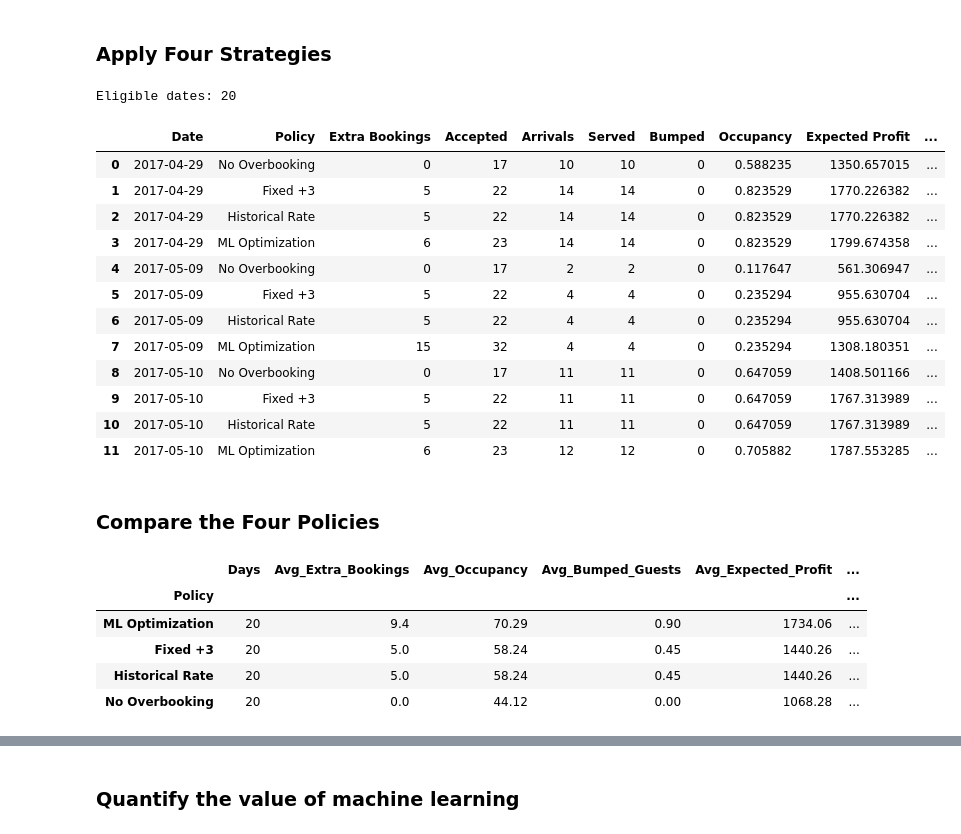
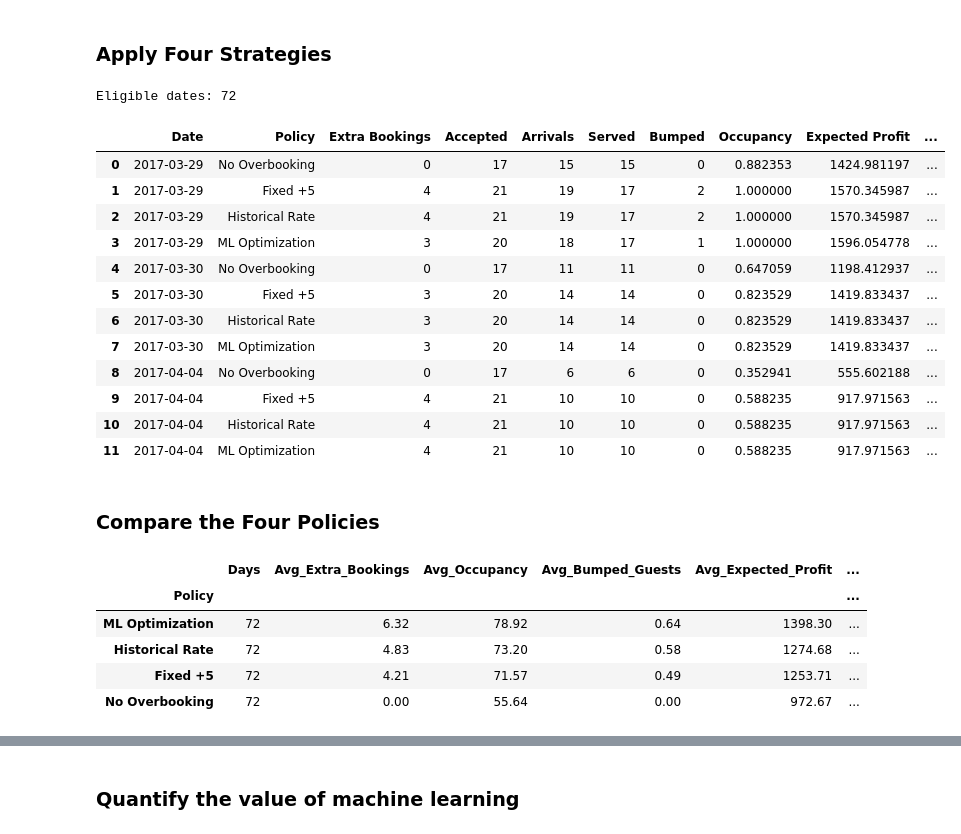
Before and after one commit to samanteymoorian/Hotel-Cancellation-Prediction-and-Overbooking-Optimization, a Jupyter notebook: Hotel Cancellation Prediction and Overbooking Optimization.ipynb, the cells around one changed output, grey strips where cells are left out. Saved outputs shown, nothing was run; the diff lists cells and outputs as text; code cells hidden in the pictures.

```diff
--- a/Hotel Cancellation Prediction and Overbooking Optimization.ipynb
+++ b/Hotel Cancellation Prediction and Overbooking Optimization.ipynb
@@ -508,8 +508,8 @@ Average ADR: 106.00655477432524
 ROOMS = 17 # Hotel capacity
 MAX_EXTRA = 15#5 # Maximum number of additional reservations
 FIXED_EXTRA = 5#3 # Fixed overbooking strategy
-ROOM_PRICE = 125 # Revenue per occupied room
-BUMP_COST = 350 # Penalty for each guest exceeding hotel capacity
+ROOM_PRICE = 105 # Revenue per occupied room
+BUMP_COST = 210 # Penalty for each guest exceeding hotel capacity
 # %%
 # Select test reservations
 optimization_data = df.loc[test_mask, ["arrival_date", "lead_time", "is_canceled"]].copy()
@@ -559,11 +559,9 @@ def expected_profit(cancel_probs, extra):
 # %% [markdown]
 ### Find the Optimal Number of Extra Bookings
 # %%
-def optimize_extra(cancel_probs):
-    # Calculate expected profit for every possible decision
-    profits = [expected_profit(cancel_probs, extra) for extra in range(MAX_EXTRA + 1)]
-    best_extra = int(np.argmax(profits))
-    return best_extra
+def optimize_extra(cancel_probs, max_extra_today):
+    profits = [expected_profit(cancel_probs, extra)for extra in range(max_extra_today + 1)]
+    return int(np.argmax(profits))
 # %% [markdown]
 ### Apply Four Strategies
 # %%
@@ -572,62 +570,62 @@ results = []
 # Process one arrival date at a time
 for date, group in optimization_data.groupby("arrival_date"):
 
-    # Put earlier bookings first
-    group = group.sort_values("lead_time", ascending=False)
-
-    # Keep dates with at least 15 reservation candidates
-    if len(group) < ROOMS + MAX_EXTRA:
+    # Skip days with fewer candidates than room capacity
+    if len(group) < ROOMS:
         continue
 
-    # Individual ML cancellation probabilities
+    # Maximum feasible extra bookings for this date
+    max_extra_today = min(MAX_EXTRA, len(group) - ROOMS)
+
+    # Predicted cancellation probabilities
     p_ml = group["p_cancel"].to_numpy()
 
-    # Historical cancellation probability for every customer
+    # Historical cancellation probabilities
     p_historical = np.full(len(group), historical_rate)
 
-    # Define the four overbooking policies
+    # Four overbooking strategies
     policies = {
         "No Overbooking": 0,
-        "Fixed +3": FIXED_EXTRA,
-        "Historical Rate": optimize_extra(p_historical),
-        "ML Optimization": optimize_extra(p_ml)
+        f"Fixed +{FIXED_EXTRA}": min(FIXED_EXTRA, max_extra_today),
+        "Historical Rate": optimize_extra(p_historical, max_extra_today),
+        "ML Optimization": optimize_extra(p_ml, max_extra_today)
     }
 
     # Evaluate every policy
     for policy_name, extra in policies.items():
         accepted = group.iloc[:ROOMS + extra]
         actual_arrivals = int((accepted["is_canceled"] == 0).sum())
         served = min(actual_arrivals, ROOMS)
         bumped = max(actual_arrivals - ROOMS, 0)
         realized_profit = (ROOM_PRICE * served- BUMP_COST * bumped)
 
         predicted_profit = expected_profit(p_ml, extra)
 
         # Save results
         results.append({"Date": date, "Policy": policy_name, "Extra Bookings": extra, "Accepted": len(accepted),
             "Arrivals": actual_arrivals, "Served": served, "Bumped": bumped, "Occupancy": served / ROOMS,
             "Expected Profit": predicted_profit, "Realized Profit": realized_profit})
 
 optimization_results = pd.DataFrame(results)
 
 print("Eligible dates:", optimization_results["Date"].nunique())
 
 display(optimization_results.head(12))
 # %% [output]
-Eligible dates: 20
+Eligible dates: 72
 |  | Date | Policy | Extra Bookings | Accepted | Arrivals | Served | Bumped | Occupancy | Expected Profit | ... |
-| 0 | 2017-04-29 | No Overbooking | 0 | 17 | 10 | 10 | 0 | 0.588235 | 1350.657015 | ... |
-| 1 | 2017-04-29 | Fixed +3 | 5 | 22 | 14 | 14 | 0 | 0.823529 | 1770.226382 | ... |
-| 2 | 2017-04-29 | Historical Rate | 5 | 22 | 14 | 14 | 0 | 0.823529 | 1770.226382 | ... |
-| 3 | 2017-04-29 | ML Optimization | 6 | 23 | 14 | 14 | 0 | 0.823529 | 1799.674358 | ... |
-| 4 | 2017-05-09 | No Overbooking | 0 | 17 | 2 | 2 | 0 | 0.117647 | 561.306947 | ... |
-| 5 | 2017-05-09 | Fixed +3 | 5 | 22 | 4 | 4 | 0 | 0.235294 | 955.630704 | ... |
-| 6 | 2017-05-09 | Historical Rate | 5 | 22 | 4 | 4 | 0 | 0.235294 | 955.630704 | ... |
-| 7 | 2017-05-09 | ML Optimization | 15 | 32 | 4 | 4 | 0 | 0.235294 | 1308.180351 | ... |
-| 8 | 2017-05-10 | No Overbooking | 0 | 17 | 11 | 11 | 0 | 0.647059 | 1408.501166 | ... |
-| 9 | 2017-05-10 | Fixed +3 | 5 | 22 | 11 | 11 | 0 | 0.647059 | 1767.313989 | ... |
-| 10 | 2017-05-10 | Historical Rate | 5 | 22 | 11 | 11 | 0 | 0.647059 | 1767.313989 | ... |
-| 11 | 2017-05-10 | ML Optimization | 6 | 23 | 12 | 12 | 0 | 0.705882 | 1787.553285 | ... |
+| 0 | 2017-03-29 | No Overbooking | 0 | 17 | 15 | 15 | 0 | 0.882353 | 1424.981197 | ... |
+| 1 | 2017-03-29 | Fixed +5 | 4 | 21 | 19 | 17 | 2 | 1.000000 | 1570.345987 | ... |
+| 2 | 2017-03-29 | Historical Rate | 4 | 21 | 19 | 17 | 2 | 1.000000 | 1570.345987 | ... |
+| 3 | 2017-03-29 | ML Optimization | 3 | 20 | 18 | 17 | 1 | 1.000000 | 1596.054778 | ... |
+| 4 | 2017-03-30 | No Overbooking | 0 | 17 | 11 | 11 | 0 | 0.647059 | 1198.412937 | ... |
+| 5 | 2017-03-30 | Fixed +5 | 3 | 20 | 14 | 14 | 0 | 0.823529 | 1419.833437 | ... |
+| 6 | 2017-03-30 | Historical Rate | 3 | 20 | 14 | 14 | 0 | 0.823529 | 1419.833437 | ... |
+| 7 | 2017-03-30 | ML Optimization | 3 | 20 | 14 | 14 | 0 | 0.823529 | 1419.833437 | ... |
+| 8 | 2017-04-04 | No Overbooking | 0 | 17 | 6 | 6 | 0 | 0.352941 | 555.602188 | ... |
+| 9 | 2017-04-04 | Fixed +5 | 4 | 21 | 10 | 10 | 0 | 0.588235 | 917.971563 | ... |
+| 10 | 2017-04-04 | Historical Rate | 4 | 21 | 10 | 10 | 0 | 0.588235 | 917.971563 | ... |
+| 11 | 2017-04-04 | ML Optimization | 4 | 21 | 10 | 10 | 0 | 0.588235 | 917.971563 | ... |
 # %% [markdown]
 ### Compare the Four Policies
 # %%
@@ -647,10 +645,10 @@ display(summary.round(2))
 # %% [output]
 |  | Days | Avg_Extra_Bookings | Avg_Occupancy | Avg_Bumped_Guests | Avg_Expected_Profit | ... |
 | Policy |  |  |  |  |  | ... |
-| ML Optimization | 20 | 9.4 | 70.29 | 0.90 | 1734.06 | ... |
-| Fixed +3 | 20 | 5.0 | 58.24 | 0.45 | 1440.26 | ... |
-| Historical Rate | 20 | 5.0 | 58.24 | 0.45 | 1440.26 | ... |
-| No Overbooking | 20 | 0.0 | 44.12 | 0.00 | 1068.28 | ... |
+| ML Optimization | 72 | 6.32 | 78.92 | 0.64 | 1398.30 | ... |
+| Historical Rate | 72 | 4.83 | 73.20 | 0.58 | 1274.68 | ... |
+| Fixed +5 | 72 | 4.21 | 71.57 | 0.49 | 1253.71 | ... |
+| No Overbooking | 72 | 0.00 | 55.64 | 0.00 | 972.67 | ... |
 # %%
 
 plt.figure(figsize=(8, 4))
```
Also changed, not shown: parts of 5 cells of this notebook.
